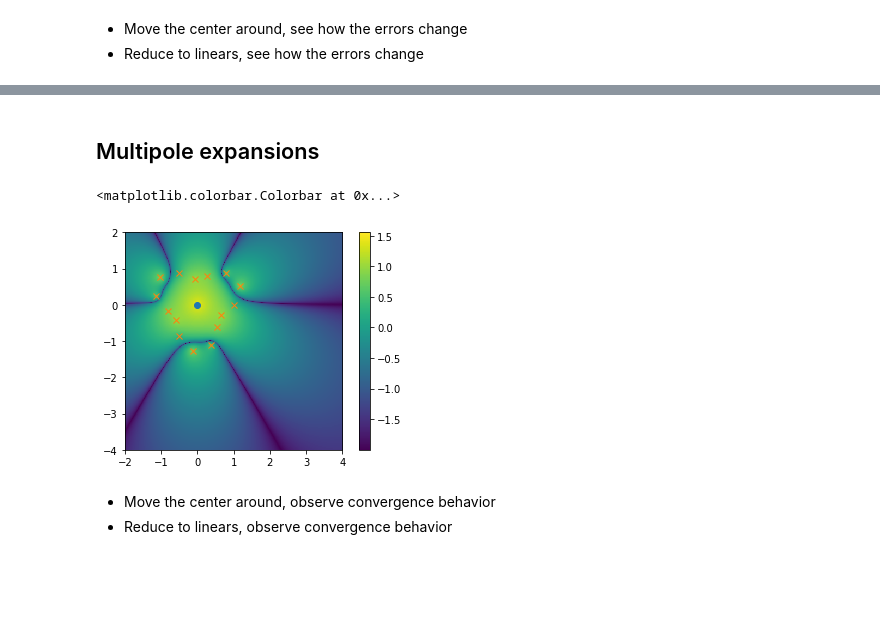
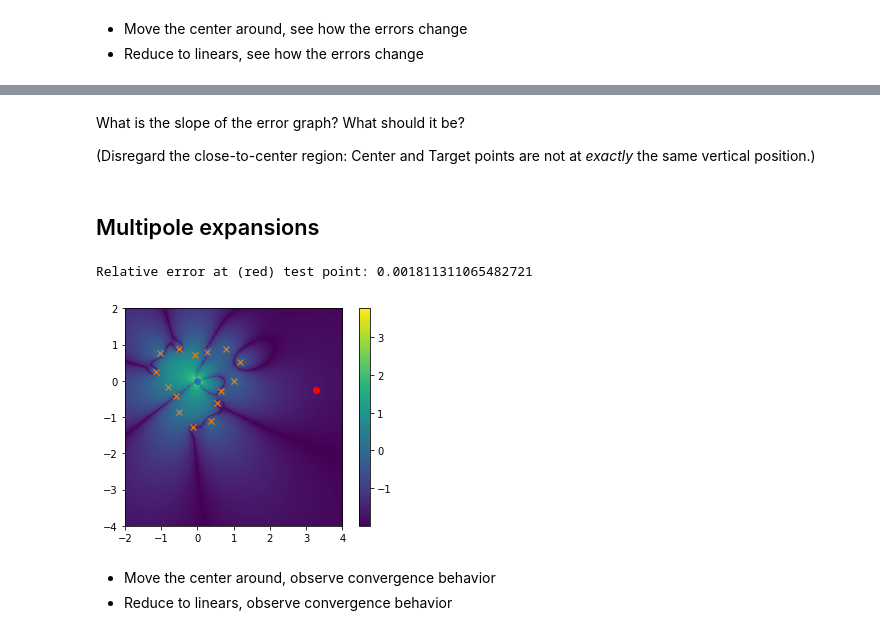
Before and after one commit to illinois-scicomp/cs598apk-f19-binder, a Jupyter notebook: rank_smoothness/Multipole and Local Expansions.ipynb, the cells around one changed output, grey strips where cells are left out. Cells and saved outputs as stored; diff of their text form; code cells hidden in the pictures; blank space fills up the shorter version.

```diff
--- a/rank_smoothness/Multipole and Local Expansions.ipynb
+++ b/rank_smoothness/Multipole and Local Expansions.ipynb
@@ -18,7 +18,8 @@ sources = np.array([
     r*np.sin(angles),
     ])
 
-charges = 0.5+2*np.sin(3*angles)
+np.random.seed(15)
+charges = np.random.randn(nsources)
 
 left, right, bottom, top = extent = (-2, 4, -4, 2)
 targets = np.mgrid[left:right:nxtgts*1j, bottom:top:nytgts*1j]
@@ -99,3 +115,7 @@ pt.colorbar()
+# %% [markdown]
+What is the slope of the error graph? What should it be?
+
+(Disregard the close-to-center region: Center and Target points are not at *exactly* the same vertical position.)
 # %% [markdown]
 ## Multipole expansions
 # %%
@@ -121,13 +140,20 @@ for isrc in range(nsources):
         )
 # %%
 err = expn - potentials
-pt.plot(center[0], center[1], "o")
-pt.plot(sources[0], sources[1], "x")
-pt.imshow(np.log10(1e-2 + np.abs(err.T[::-1])), extent=extent)
-pt.colorbar()
+imgdata = err
+plt.plot(center[0], center[1], "o")
+plt.plot(sources[0], sources[1], "x")
+plt.imshow(np.log10(1e-2 + np.abs(imgdata.T[::-1])), extent=extent)
+plt.colorbar()
+
+# Test accuracy at a point
+test_y_idx = 5*nytgts//8
+test_idx = (7*nxtgts//8, test_y_idx)
+plt.plot(targets[0][test_idx], targets[1][test_idx], "ro")
+print("Relative error at (red) test point:", abs(err[test_idx])/abs(potentials[test_idx]))
 # %% [output]
-<matplotlib.colorbar.Colorbar at 0x...>
+Relative error at (red) test point: 0.001811311065482721
-[figure, old version]
+[figure, new version]
 # %% [markdown]
 * Move the center around, observe convergence behavior
 * Reduce to linears, observe convergence behavior
```
Also changed, not shown: parts of 8 cells of this notebook.
